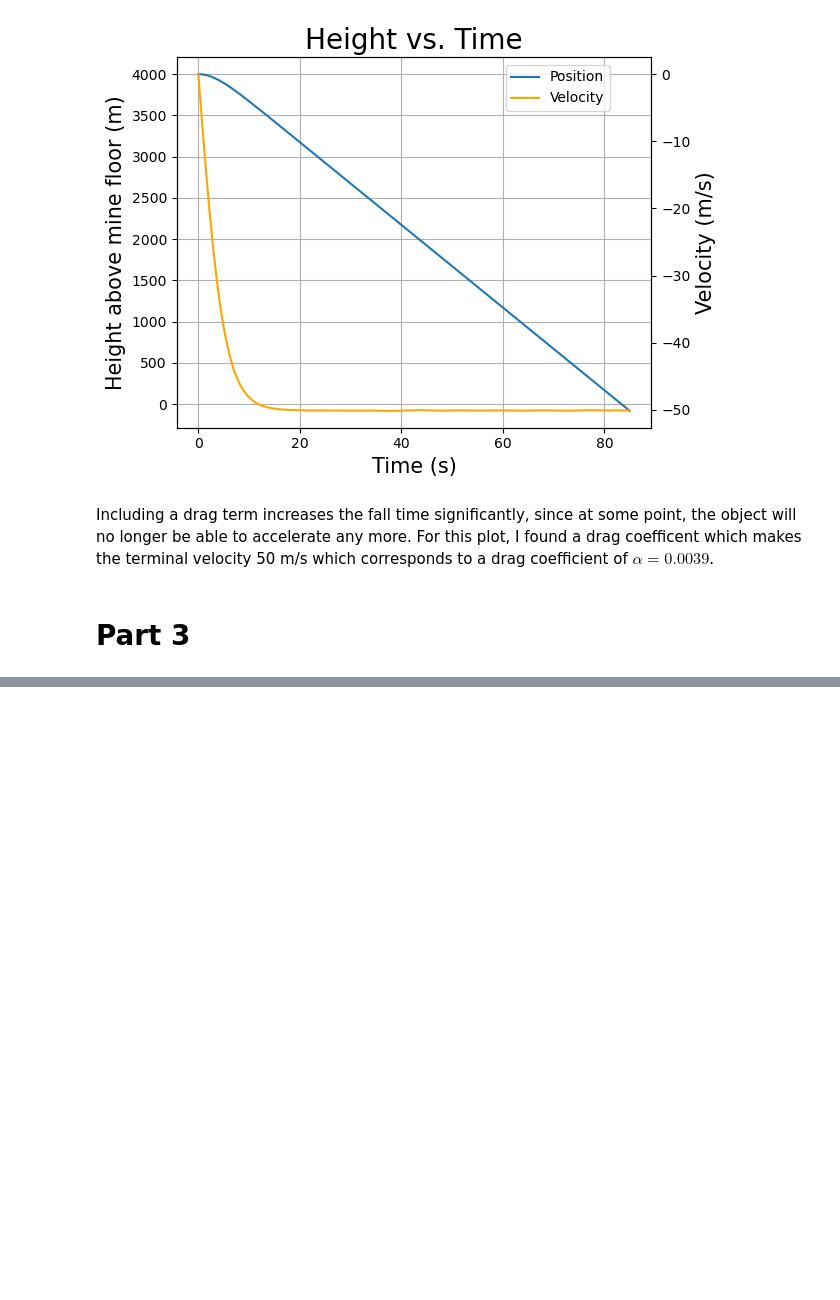
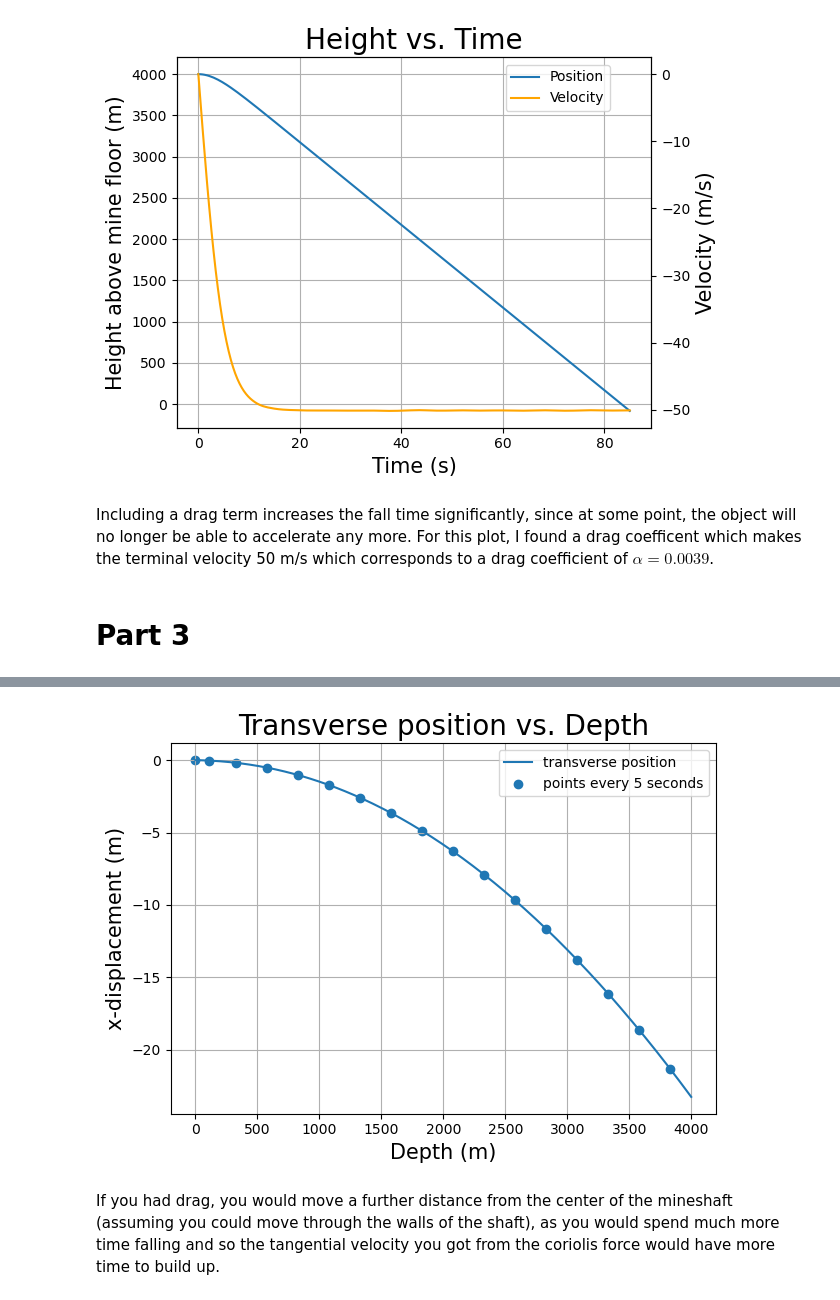
Before and after one commit to MatthewPrem/PHYS265-spring25, a Jupyter notebook: Lab2/Lab 2.ipynb, the cells around one changed output, grey strips where cells are left out. Cells and saved outputs as stored; diff of their text form; code cells hidden in the pictures; blank space fills up the shorter version.

```diff
--- a/Lab2/Lab 2.ipynb
+++ b/Lab2/Lab 2.ipynb
@@ -189,0 +195,23 @@ fig.tight_layout()
+# %%
+tSpan = (0,100)
+tEval = np.linspace(tSpan[0], tSpan[1], 50)
+s0 = (0,Re,0,0,0,0)
+
+soln = solve_ivp(derC, t_span = tSpan, t_eval = tEval, y0=s0, args = (0.0039, 2,wm), dense_output=True, events=event)#solve_ivp(derC, t_span = tSpan, t_eval = tEval, y0=s0, args = (0.0039, 2,wm), dense_output=True, events=event)
+t_hit = soln.t_events[0][0]
+
+fig, ax = plt.subplots(1,1)
+time_dense = np.linspace(tSpan[0],t_hit, 300)
+ax.plot(Re-soln.sol(time_dense)[1], soln.sol(time_dense)[0], label="transverse position")
+timePoints = np.arange(tSpan[0], t_hit, 5)
+ax.scatter(Re-soln.sol(timePoints)[1], soln.sol(timePoints)[0], label="points every 5 seconds")
+ax.set_xlabel("Depth (m)", fontsize=15)
+ax.set_ylabel("x-displacement (m)", fontsize=15)
+ax.set_title("Transverse position vs. Depth", fontsize=20)
+ax.legend()
+ax.grid()
+fig.tight_layout()
+# %% [output]
+[figure, added]
+# %% [markdown]
+If you had drag, you would move a further distance from the center of the mineshaft (assuming you could move through the walls of the shaft), as you would spend much more time falling and so the tangential velocity you got from the coriolis force would have more time to build up.
```
Also changed, not shown: parts of 3 cells of this notebook.
